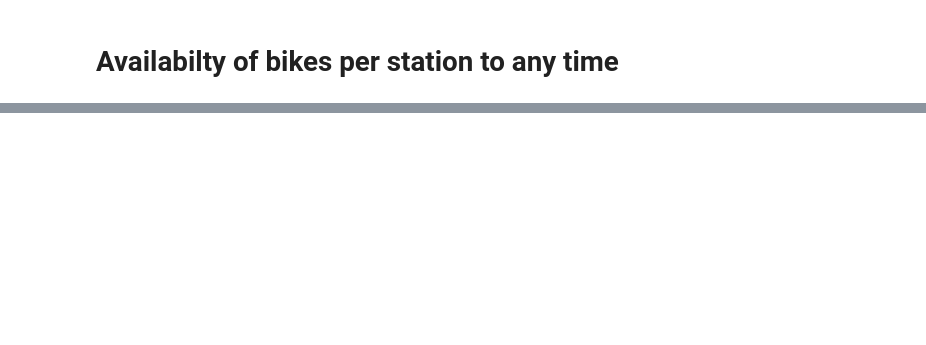
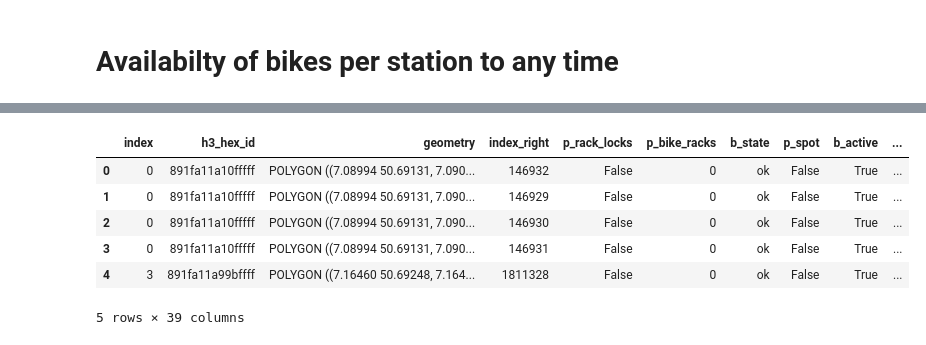
Before and after one commit to ey96/CallABike_Analytics, a Jupyter notebook: 02_Visualization_FinalResults.ipynb, the cells around one changed output, grey strips where cells are left out. Cells and saved outputs as stored; diff of their text form; code cells hidden in the pictures; blank space fills up the shorter version.

```diff
--- a/02_Visualization_FinalResults.ipynb
+++ b/02_Visualization_FinalResults.ipynb
@@ -277,0 +283,4 @@ choropleth_available_bikes_per_hex(1,4,16,9)
+# %%
+# read the raw data (availibility data)
+df_availabilityBikes = pd.read_csv("data/compressedRawData.csv", index_col=0)
+df_availabilityBikes.head()
@@ -277,0 +320,10 @@ choropleth_available_bikes_per_hex(1,4,16,9)
+# %%
+gdf_availabilityBikes.head()
+# %% [output]
+|  | index | h3_hex_id | geometry | index_right | p_rack_locks | p_bike_racks | b_state | p_spot | b_active | ... |
+| 0 | 0 | 891fa11a10fffff | POLYGON ((7.08994 50.69131, 7.090... | 146932 | False | 0 | ok | False | True | ... |
+| 1 | 0 | 891fa11a10fffff | POLYGON ((7.08994 50.69131, 7.090... | 146929 | False | 0 | ok | False | True | ... |
+| 2 | 0 | 891fa11a10fffff | POLYGON ((7.08994 50.69131, 7.090... | 146930 | False | 0 | ok | False | True | ... |
+| 3 | 0 | 891fa11a10fffff | POLYGON ((7.08994 50.69131, 7.090... | 146931 | False | 0 | ok | False | True | ... |
+| 4 | 3 | 891fa11a99bffff | POLYGON ((7.16460 50.69248, 7.164... | 1811328 | False | 0 | ok | False | True | ... |
+5 rows × 39 columns
```
Also changed, not shown: parts of 18 cells of this notebook, 1 other file.
